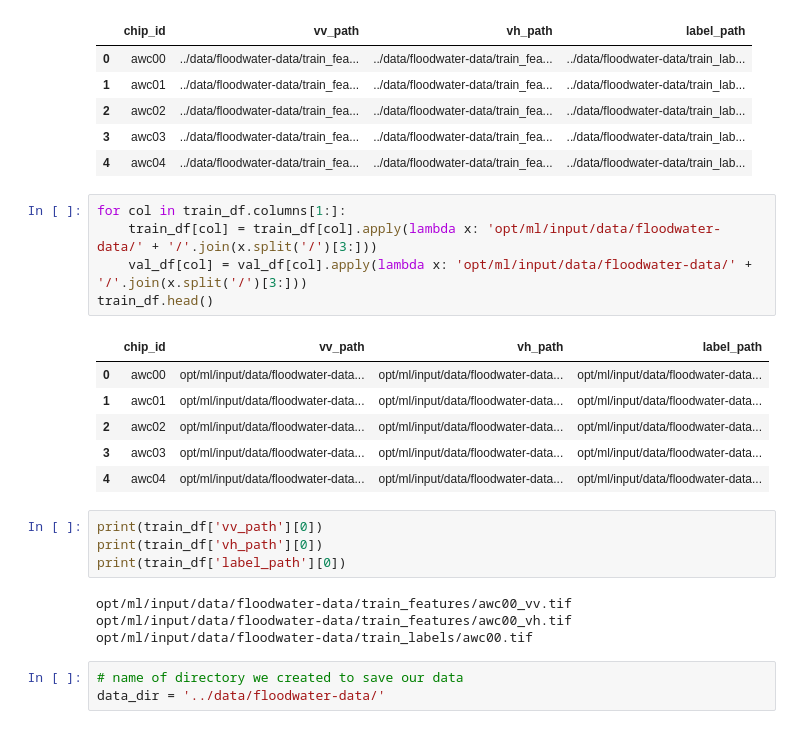
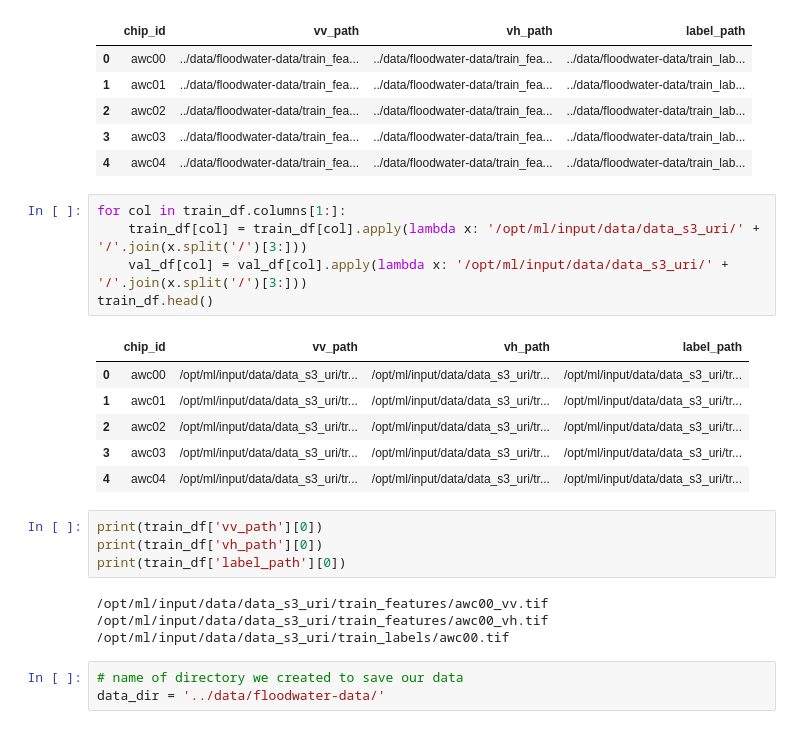
Before and after one commit to JayThibs/map-floodwater-satellite-imagery, a Jupyter notebook: Map_Floodwater_SageMaker.ipynb, the cells around one changed output. Cells and saved outputs as stored; diff of their text form.

```diff
--- a/Map_Floodwater_SageMaker.ipynb
+++ b/Map_Floodwater_SageMaker.ipynb
@@ -539,24 +539,24 @@ train_df.head()
 | 4 | awc04 | ../data/floodwater-data/train_fea... | ../data/floodwater-data/train_fea... | ../data/floodwater-data/train_lab... |
 # %%
 for col in train_df.columns[1:]:
-    train_df[col] = train_df[col].apply(lambda x: 'opt/ml/input/data/floodwater-data/' + '/'.join(x.split('/')[3:]))
-    val_df[col] = val_df[col].apply(lambda x: 'opt/ml/input/data/floodwater-data/' + '/'.join(x.split('/')[3:]))
+    train_df[col] = train_df[col].apply(lambda x: '/opt/ml/input/data/data_s3_uri/' + '/'.join(x.split('/')[3:]))
+    val_df[col] = val_df[col].apply(lambda x: '/opt/ml/input/data/data_s3_uri/' + '/'.join(x.split('/')[3:]))
 train_df.head()
 # %% [output]
 |  | chip_id | vv_path | vh_path | label_path |
-| 0 | awc00 | opt/ml/input/data/floodwater-data... | opt/ml/input/data/floodwater-data... | opt/ml/input/data/floodwater-data... |
-| 1 | awc01 | opt/ml/input/data/floodwater-data... | opt/ml/input/data/floodwater-data... | opt/ml/input/data/floodwater-data... |
-| 2 | awc02 | opt/ml/input/data/floodwater-data... | opt/ml/input/data/floodwater-data... | opt/ml/input/data/floodwater-data... |
-| 3 | awc03 | opt/ml/input/data/floodwater-data... | opt/ml/input/data/floodwater-data... | opt/ml/input/data/floodwater-data... |
-| 4 | awc04 | opt/ml/input/data/floodwater-data... | opt/ml/input/data/floodwater-data... | opt/ml/input/data/floodwater-data... |
+| 0 | awc00 | /opt/ml/input/data/data_s3_uri/tr... | /opt/ml/input/data/data_s3_uri/tr... | /opt/ml/input/data/data_s3_uri/tr... |
+| 1 | awc01 | /opt/ml/input/data/data_s3_uri/tr... | /opt/ml/input/data/data_s3_uri/tr... | /opt/ml/input/data/data_s3_uri/tr... |
+| 2 | awc02 | /opt/ml/input/data/data_s3_uri/tr... | /opt/ml/input/data/data_s3_uri/tr... | /opt/ml/input/data/data_s3_uri/tr... |
+| 3 | awc03 | /opt/ml/input/data/data_s3_uri/tr... | /opt/ml/input/data/data_s3_uri/tr... | /opt/ml/input/data/data_s3_uri/tr... |
+| 4 | awc04 | /opt/ml/input/data/data_s3_uri/tr... | /opt/ml/input/data/data_s3_uri/tr... | /opt/ml/input/data/data_s3_uri/tr... |
 # %%
 print(train_df['vv_path'][0])
 print(train_df['vh_path'][0])
 print(train_df['label_path'][0])
 # %% [output]
-opt/ml/input/data/floodwater-data/train_features/awc00_vv.tif
-opt/ml/input/data/floodwater-data/train_features/awc00_vh.tif
-opt/ml/input/data/floodwater-data/train_labels/awc00.tif
+/opt/ml/input/data/data_s3_uri/train_features/awc00_vv.tif
+/opt/ml/input/data/data_s3_uri/train_features/awc00_vh.tif
+/opt/ml/input/data/data_s3_uri/train_labels/awc00.tif
 # %%
 # name of directory we created to save our data
 data_dir = '../data/floodwater-data/'
```
Also changed, not shown: parts of 6 cells of this notebook, 6 other files.
